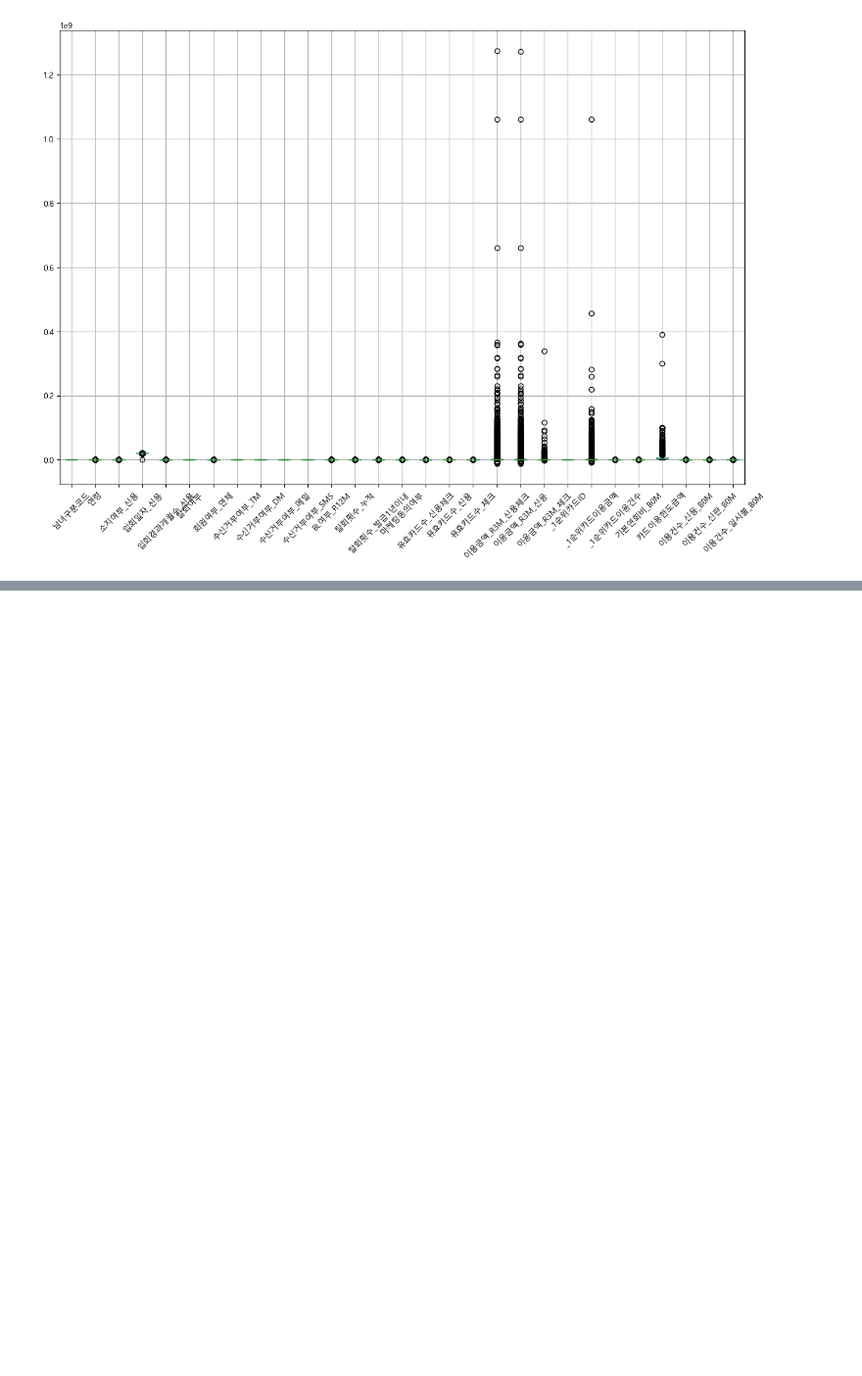
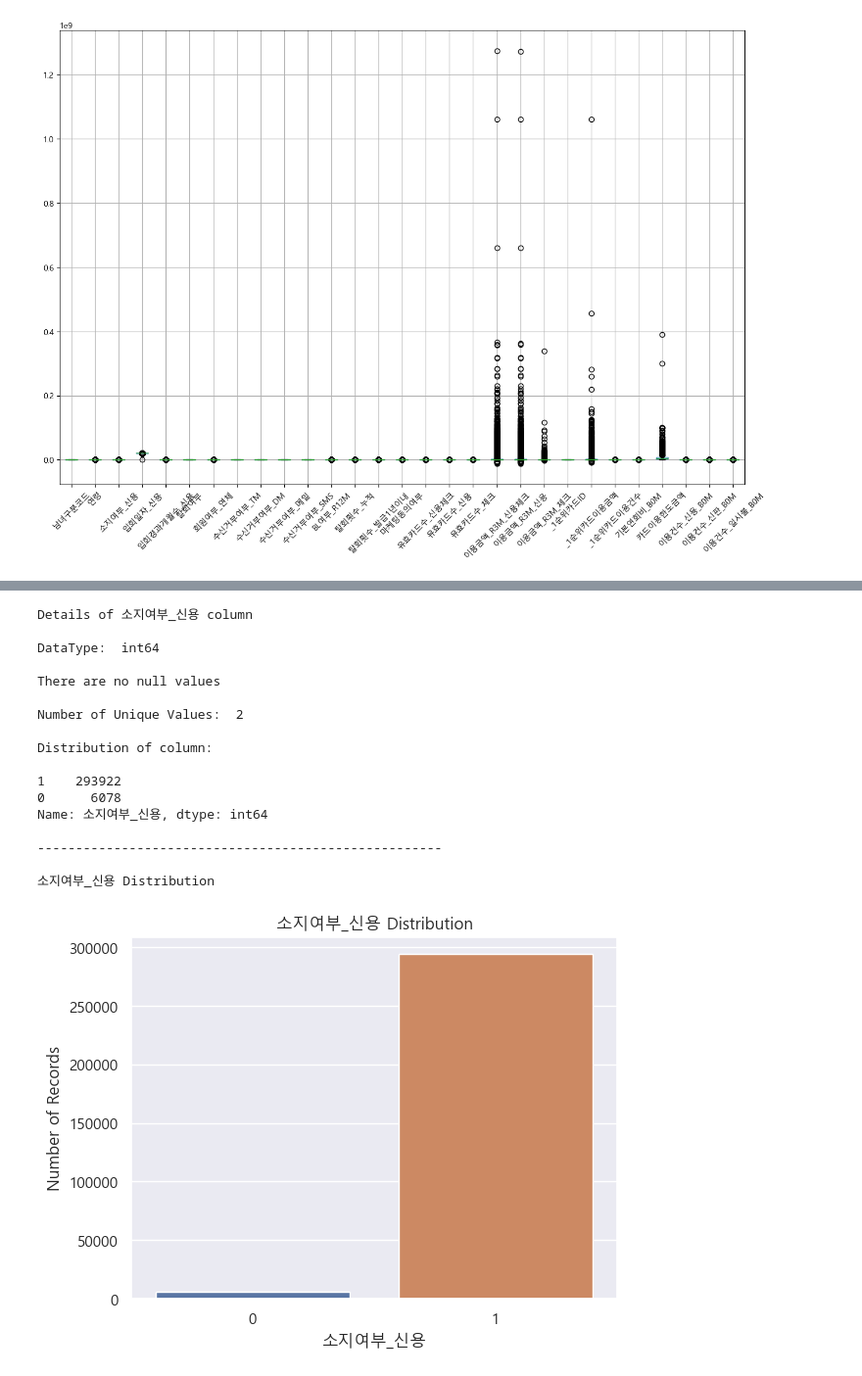
Before and after one commit to Dinoryong/HANACARD, a Jupyter notebook: KOO/data column.ipynb, the cells around one changed output, grey strips where cells are left out. Shown at 98% size. Saved outputs shown, nothing was run; the diff lists cells and outputs as text; code cells hidden in the pictures; blank space fills up the shorter version.

```diff
--- a/KOO/data column.ipynb
+++ b/KOO/data column.ipynb
@@ -57,0 +199,28 @@ sns.set(font="Malgun Gothic",
+# %%
+column_name = '소지여부_신용'
+user_friendly_name = '소지여부_신용'
+
+#Get Details
+get_column_details(dfnew,column_name)
+
+#Plot Graph
+plot_countplot(dfnew,column_name,user_friendly_name)
+# %% [output]
+Details of 소지여부_신용 column
+
+DataType:  int64
+
+There are no null values
+
+Number of Unique Values:  2
+
+Distribution of column:
+
+1    293922
+0      6078
+Name: 소지여부_신용, dtype: int64
+
+-----------------------------------------------------
+
+소지여부_신용 Distribution
+[figure, added]
```
Also changed, not shown: parts of 42 cells of this notebook.
